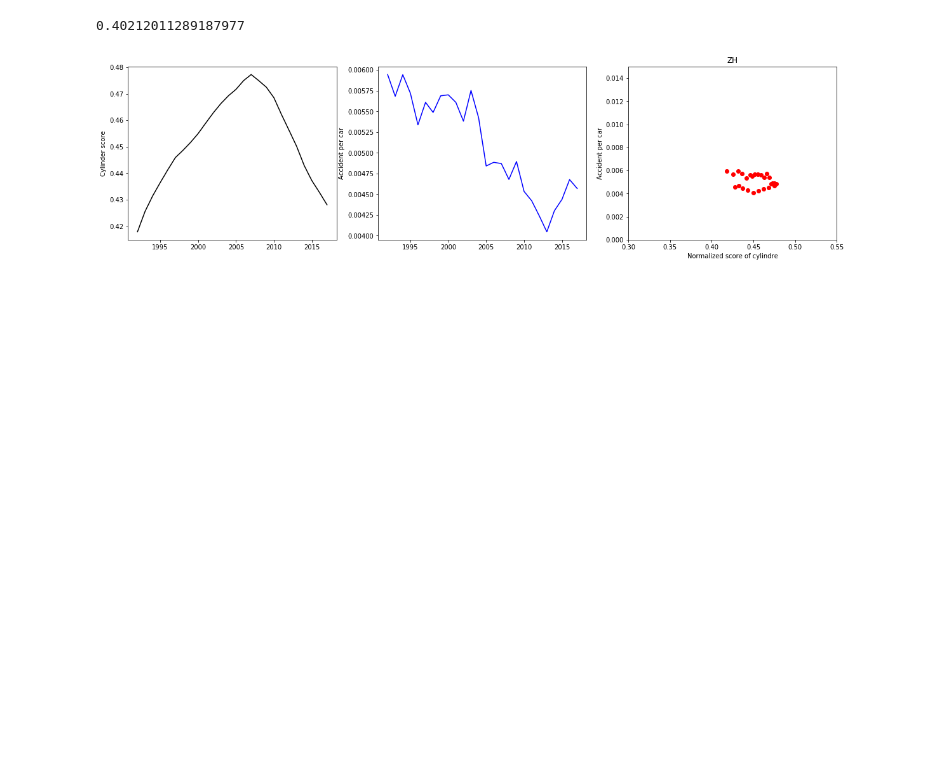
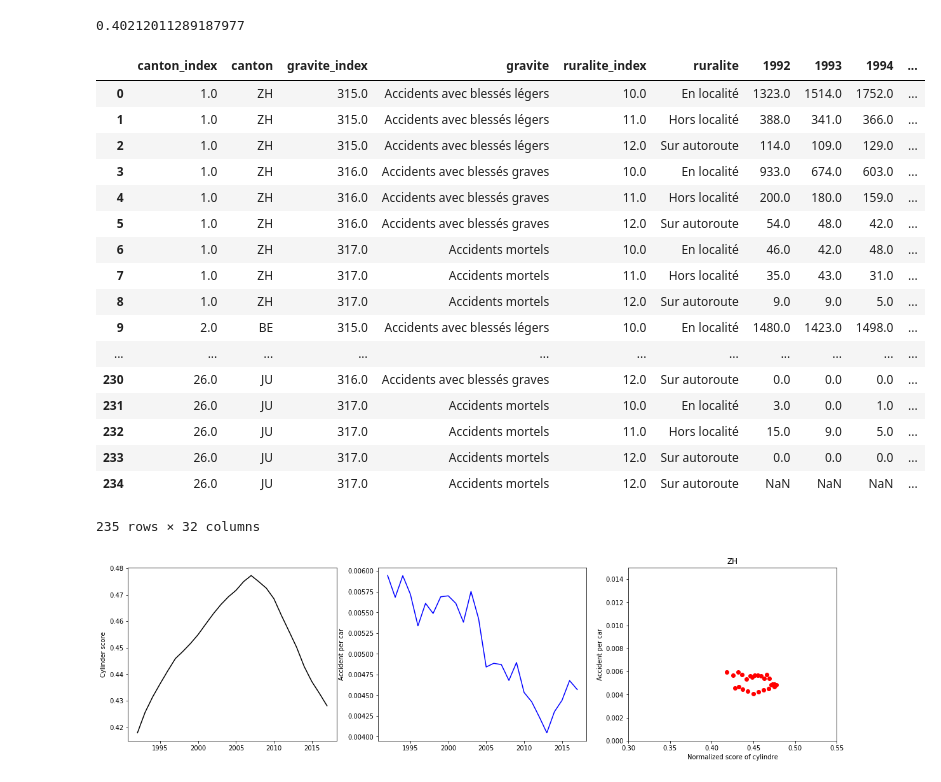
Before and after one commit to epfl-ada-2018/project-pizzafels, a Jupyter notebook: Working Notebooks/1. Correlations.ipynb, the cells around one changed output. Saved outputs shown, nothing was run; the diff lists cells and outputs as text; code cells hidden in the pictures; blank space fills up the shorter version.

```diff
--- a/Working Notebooks/1. Correlations.ipynb
+++ b/Working Notebooks/1. Correlations.ipynb
@@ -211,6 +211,27 @@ vect_cyl = df_cyl_no_index[df_cyl_no_index.canton=='AG']['1992'].values
 cylScore(vect_cyl)
 # %% [output]
 0.40212011289187977
+# %%
+df_Accident_cantons
+# %% [output]
+|  | canton_index | canton | gravite_index | gravite | ruralite_index | ruralite | 1992 | 1993 | 1994 | ... |
+| 0 | 1.0 | ZH | 315.0 | Accidents avec blessés légers | 10.0 | En localité | 1323.0 | 1514.0 | 1752.0 | ... |
+| 1 | 1.0 | ZH | 315.0 | Accidents avec blessés légers | 11.0 | Hors localité | 388.0 | 341.0 | 366.0 | ... |
+| 2 | 1.0 | ZH | 315.0 | Accidents avec blessés légers | 12.0 | Sur autoroute | 114.0 | 109.0 | 129.0 | ... |
+| 3 | 1.0 | ZH | 316.0 | Accidents avec blessés graves | 10.0 | En localité | 933.0 | 674.0 | 603.0 | ... |
+| 4 | 1.0 | ZH | 316.0 | Accidents avec blessés graves | 11.0 | Hors localité | 200.0 | 180.0 | 159.0 | ... |
+| 5 | 1.0 | ZH | 316.0 | Accidents avec blessés graves | 12.0 | Sur autoroute | 54.0 | 48.0 | 42.0 | ... |
+| 6 | 1.0 | ZH | 317.0 | Accidents mortels | 10.0 | En localité | 46.0 | 42.0 | 48.0 | ... |
+| 7 | 1.0 | ZH | 317.0 | Accidents mortels | 11.0 | Hors localité | 35.0 | 43.0 | 31.0 | ... |
+| 8 | 1.0 | ZH | 317.0 | Accidents mortels | 12.0 | Sur autoroute | 9.0 | 9.0 | 5.0 | ... |
+| 9 | 2.0 | BE | 315.0 | Accidents avec blessés légers | 10.0 | En localité | 1480.0 | 1423.0 | 1498.0 | ... |
+| ... | ... | ... | ... | ... | ... | ... | ... | ... | ... | ... |
+| 230 | 26.0 | JU | 316.0 | Accidents avec blessés graves | 12.0 | Sur autoroute | 0.0 | 0.0 | 0.0 | ... |
+| 231 | 26.0 | JU | 317.0 | Accidents mortels | 10.0 | En localité | 3.0 | 0.0 | 1.0 | ... |
+| 232 | 26.0 | JU | 317.0 | Accidents mortels | 11.0 | Hors localité | 15.0 | 9.0 | 5.0 | ... |
+| 233 | 26.0 | JU | 317.0 | Accidents mortels | 12.0 | Sur autoroute | 0.0 | 0.0 | 0.0 | ... |
+| 234 | 26.0 | JU | 317.0 | Accidents mortels | 12.0 | Sur autoroute | NaN | NaN | NaN | ... |
+235 rows × 32 columns
 # %%
 df_accident_cantons = df_Accident_cantons.groupby(['canton']).sum()
 
```
Also changed, not shown: parts of 1 cell of this notebook, 3 other files.
